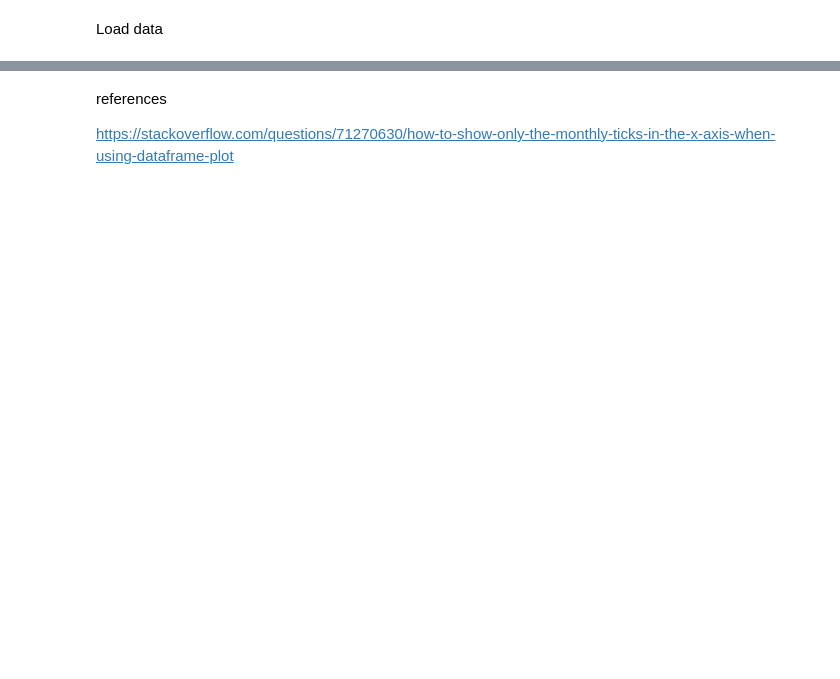
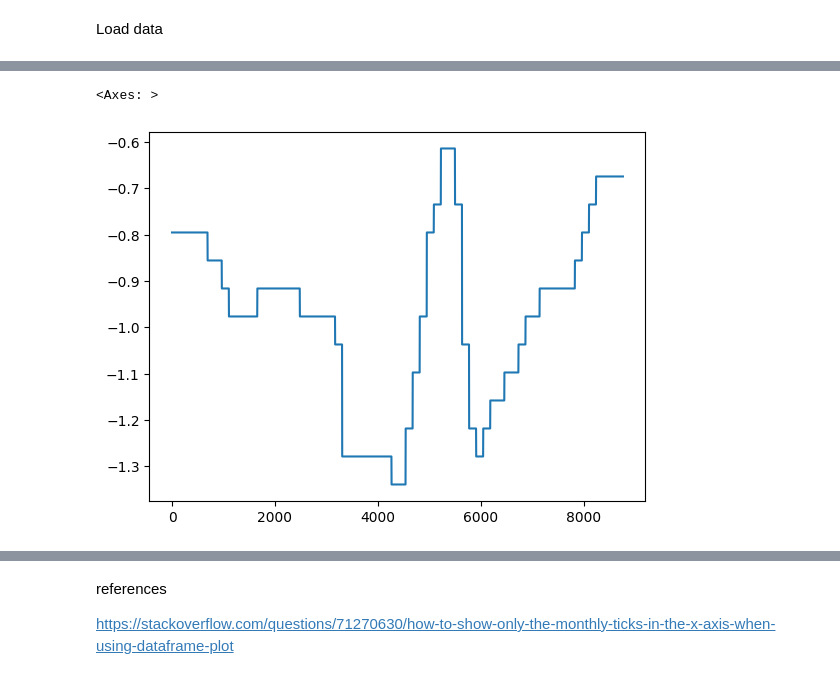
Before and after one commit to FenyaB/BEE5850_Project_Fenya_Arron, a Jupyter notebook: Project implementation code.ipynb, the cells around one changed output, grey strips where cells are left out. Cells and saved outputs as stored; diff of their text form; code cells hidden in the pictures; blank space fills up the shorter version.

```diff
--- a/Project implementation code.ipynb
+++ b/Project implementation code.ipynb
@@ -57,0 +69,2 @@ temp = np.repeat(weather_data.iloc[:,[4]], energy_data.shape[1]).reshape(-1, 1)[
+# %%
+temp = np.repeat(weather_data.iloc[:,[4]], energy_data.shape[1]).reshape(-1, 1)[~nan_data].reshape(-1, 1)
@@ -57,0 +98,5 @@ temp = np.repeat(weather_data.iloc[:,[4]], energy_data.shape[1]).reshape(-1, 1)[
+# %%
+pd.Series(temp[0:8760].reshape(-1,)).plot()
+# %% [output]
+<Axes: >
+[figure, added]
```
Also changed, not shown: parts of 32 cells of this notebook.
